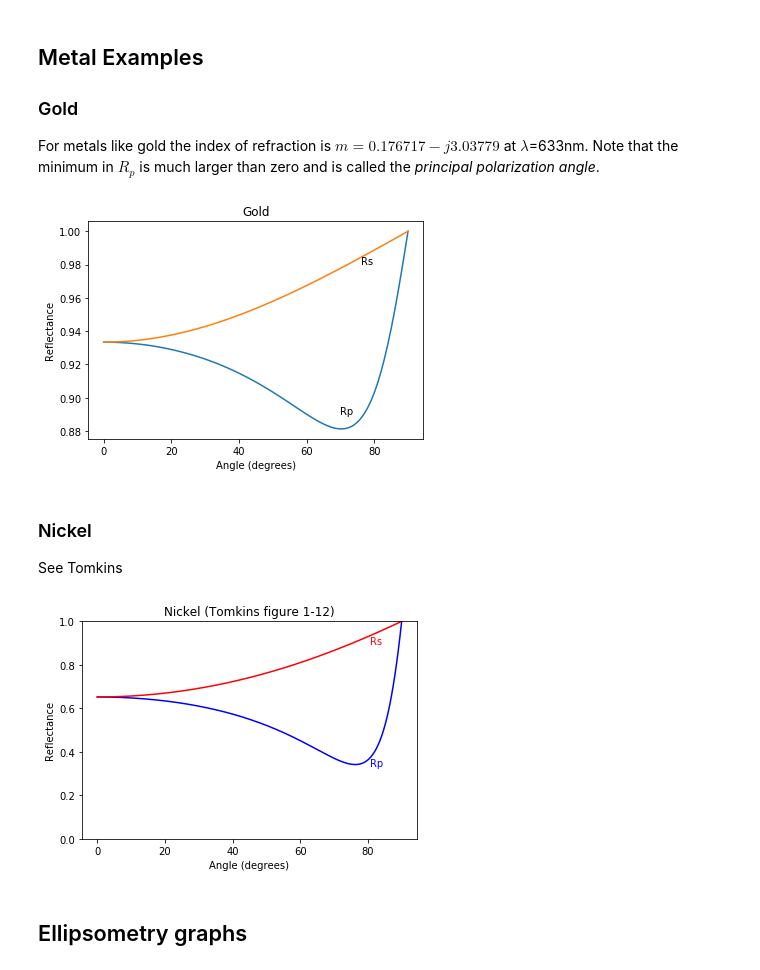
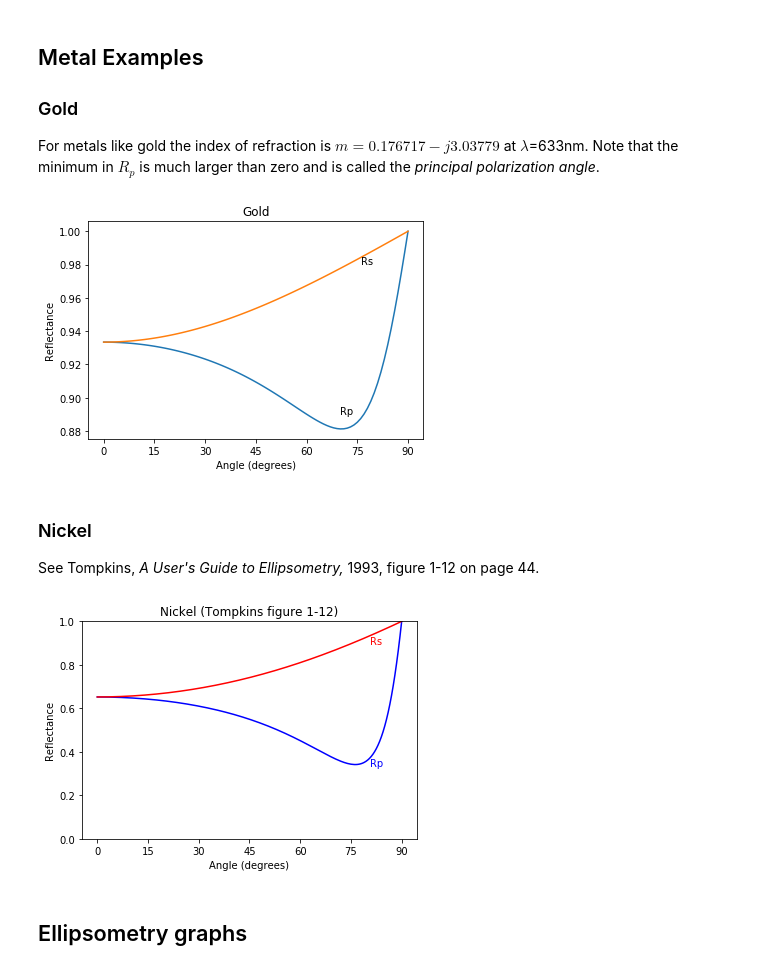
Before and after one commit to scottprahl/pypolar, a Jupyter notebook: docs/07-Fresnel-Reflection.ipynb, the cells around one changed output. Cells and saved outputs as stored; diff of their text form; code cells hidden in the pictures.

```diff
--- a/docs/07-Fresnel-Reflection.ipynb
+++ b/docs/07-Fresnel-Reflection.ipynb
@@ -584,37 +605,41 @@ plt.ylabel("Reflectance")
 plt.title("Gold")
 plt.annotate('Rs',  xy=(76, 0.98))
 plt.annotate('Rp',  xy=(70, 0.89))
+plt.xticks([0,15,30,45,60,75,90])
+
 
 plt.show()
 # %% [output]
-[figure, old version]
+[figure, new version]
-# %% [markdown]
-### Nickel
-
-See Tomkins
+# %% [markdown]
+### Nickel
+
+See Tompkins, *A User's Guide to Ellipsometry,* 1993, figure 1-12 on page 44.
 # %%
 # Nickel
 m = complex(2.01, -3.75)
 
 N=181
 theta = np.linspace(0,90,N)
 
 th = np.radians(theta)
 Rp = fresnel.R_par(m,th)
 Rs = fresnel.R_per(m,th)
 
 plt.plot(theta,Rp,color='blue')
 plt.plot(theta,Rs,color='red')
 plt.xlabel("Angle (degrees)")
 plt.ylabel("Reflectance")
 plt.annotate('Rs',  xy=(theta[-20], Rs[-20]),color='red',va='top')
 plt.annotate('Rp',  xy=(theta[-20], Rp[-20]),color='blue',va='top')
-plt.title("Nickel (Tomkins figure 1-12)")
+plt.title("Nickel (Tompkins figure 1-12)")
 plt.ylim(0,1)
+plt.xticks([0,15,30,45,60,75,90])
+
 
 plt.show()
 # %% [output]
-[figure, old version]
+[figure, new version]
 # %% [markdown]
 ## Ellipsometry graphs
 # %% [markdown]
```
Also changed, not shown: parts of 12 cells of this notebook, 1 other file.
